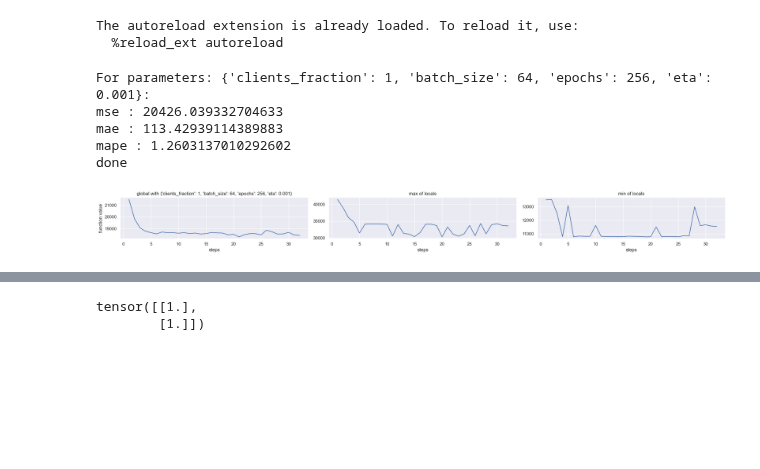
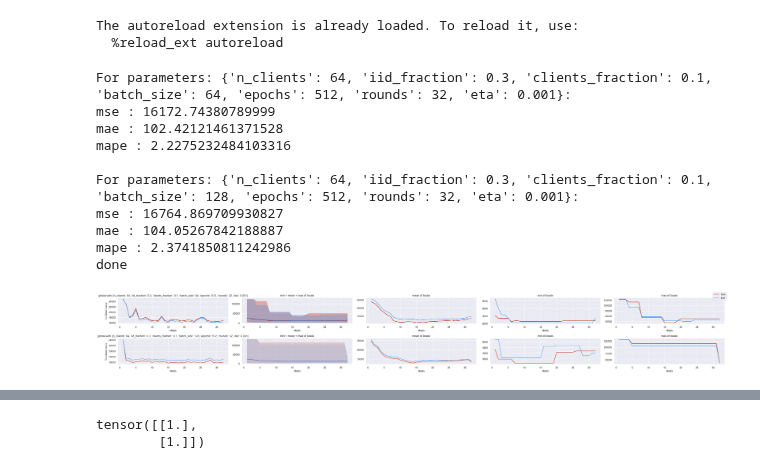
Before and after one commit to locllos/felere, a Jupyter notebook: source/playground.ipynb, the cells around one changed output, grey strips where cells are left out. Cells and saved outputs as stored; diff of their text form; code cells hidden in the pictures; blank space fills up the shorter version.

Commit message:
(1) history was successfully relocated (2) better plots

```diff
--- a/source/playground.ipynb
+++ b/source/playground.ipynb
@@ -33,7 +33,7 @@ def draw_linear(
   plt.ylabel("y")
   plt.legend()
 # %%
-n_samples = 1024 * 8
+n_samples = 1024 * 16
 n_features = 1
 n_targets = 1
 # %%
@@ -51,5 +51,5 @@ X, Y, coeff_actual = make_regression(
 )
 coeff_actual = [coeff_actual.tolist()] if coeff_actual.shape == () else coeff_actual
 
-Y = Y.reshape((Y.shape[0], 1)) if len(Y.shape) < 2 else Y
+y = Y.reshape((Y.shape[0], 1)) if len(Y.shape) < 2 else Y
 # %%
@@ -90,15 +84,9 @@ torch_function = TorchFunction(torch_model, torch.nn.MSELoss())
 
 torch_enable = True
 # %%
-distributor = HomogenousDataDistributorComplex(
-  X=X_train,
-  y=y_train,
-  n_parts=n_clients,
-  iid_fraction=0.3
-)
+distributor = DataDistributor(test_size=0.4, server_fraction=0.4)
 function = MSERidgeLinear(n_features=n_features)
 
 if torch_enable:
   function = torch_function
-model = Model(function, distributor, save_history=True)
 # %%
@@ -111,40 +101,49 @@ The autoreload extension is already loaded. To reload it, use:
   %reload_ext autoreload
 # %%
 parameters = {
-  "clients_fraction": [1],
-  "batch_size": [64],
-  "epochs": [256], # 16, 64,
+  "n_clients" : [64],
+  "iid_fraction" : [0.3],
+  "clients_fraction": [0.1],
+  "batch_size": [64, 128],
+  "epochs": [512], # 16, 64,
   "rounds": [32],
   "eta": [1e-3], # , 1e-2
 }
 metrics = {
   "mse" : mean_squared_error,
   "mae" : mean_absolute_error,
   "mape" : mean_absolute_percentage_error
 }
 
 pipeline = Pipeline(
-  model=model,
+  function=function,
   optimizer=Scaffold,
+  metrics=metrics,
   parameters=parameters,
-  metrics=metrics,
-  X_val=X_test,
-  y_val=y_test
+  distributor=distributor,
+  X=X,
+  y=y,
 )
 
 best, best_params = pipeline.run(
   choose_best_by="mae",
   show_history=True,
-  reduce_clients_by=["max","min"]
+  scaled=False,
+  reducers=[mean(), min(), max()]
 )
 print("done")
 # %% [output]
-For parameters: {'clients_fraction': 1, 'batch_size': 64, 'epochs': 256, 'eta': 0.001}:
-mse : 20426.039332704633
-mae : 113.42939114389883
-mape : 1.2603137010292602
+For parameters: {'n_clients': 64, 'iid_fraction': 0.3, 'clients_fraction': 0.1, 'batch_size': 64, 'epochs': 512, 'rounds': 32, 'eta': 0.001}:
+mse : 16172.74380789999
+mae : 102.42121461371528
+mape : 2.2275232484103316
+
+For parameters: {'n_clients': 64, 'iid_fraction': 0.3, 'clients_fraction': 0.1, 'batch_size': 128, 'epochs': 512, 'rounds': 32, 'eta': 0.001}:
+mse : 16764.869709930827
+mae : 104.05267842188887
+mape : 2.3741850811242986
 done
-[figure, old version]
+[figure, new version]
 # %%
 [print(client.function.weights()) for client in best.clients]
 best.server.function.weights()
```
Also changed, not shown: parts of 21 cells of this notebook, 12 other files.
